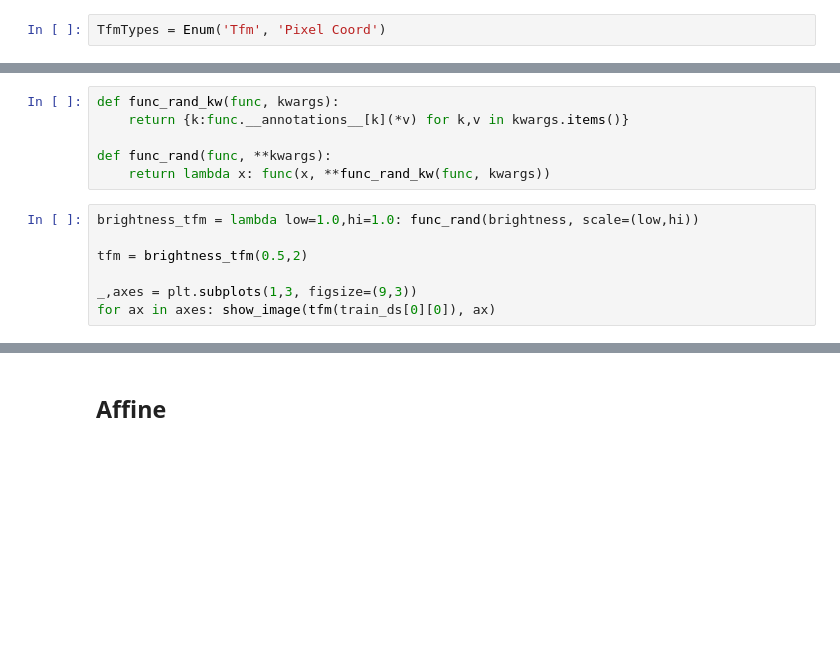
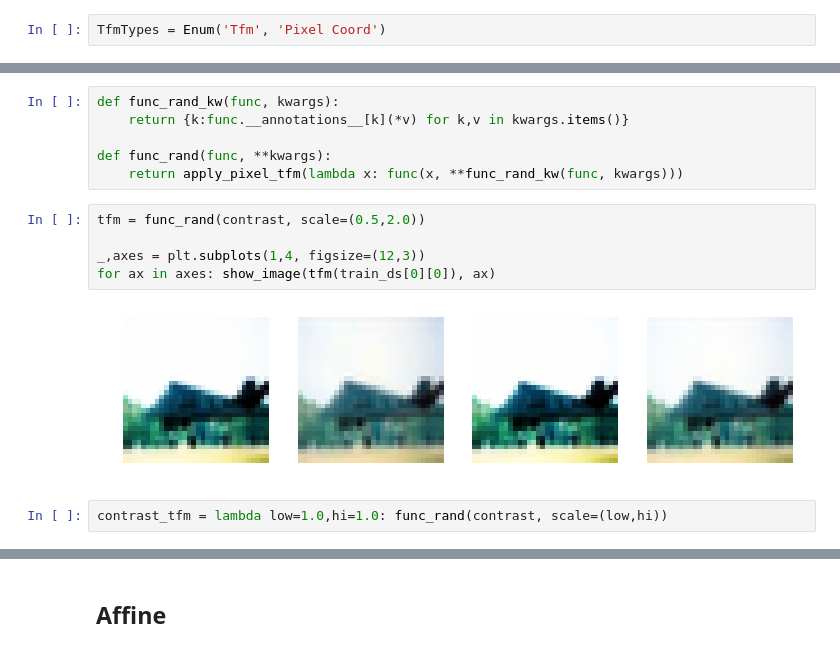
Before and after one commit to fastai/fastai_old, a Jupyter notebook: dev_nb/002_images.ipynb, the cells around one changed output, grey strips where cells are left out. Saved outputs shown, nothing was run; the diff lists cells and outputs as text; blank space fills up the shorter version.

```diff
--- a/dev_nb/002_images.ipynb
+++ b/dev_nb/002_images.ipynb
@@ -210,11 +257,13 @@ def func_rand_kw(func, kwargs):
     return {k:func.__annotations__[k](*v) for k,v in kwargs.items()}
 
 def func_rand(func, **kwargs):
-    return lambda x: func(x, **func_rand_kw(func, kwargs))
+    return apply_pixel_tfm(lambda x: func(x, **func_rand_kw(func, kwargs)))
 # %%
-brightness_tfm = lambda low=1.0,hi=1.0: func_rand(brightness, scale=(low,hi))
+tfm = func_rand(contrast, scale=(0.5,2.0))
 
-tfm = brightness_tfm(0.5,2)
-
-_,axes = plt.subplots(1,3, figsize=(9,3))
+_,axes = plt.subplots(1,4, figsize=(12,3))
 for ax in axes: show_image(tfm(train_ds[0][0]), ax)
+# %% [output]
+[figure, added]
+# %%
+contrast_tfm = lambda low=1.0,hi=1.0: func_rand(contrast, scale=(low,hi))
```
Also changed, not shown: parts of 19 cells of this notebook.
